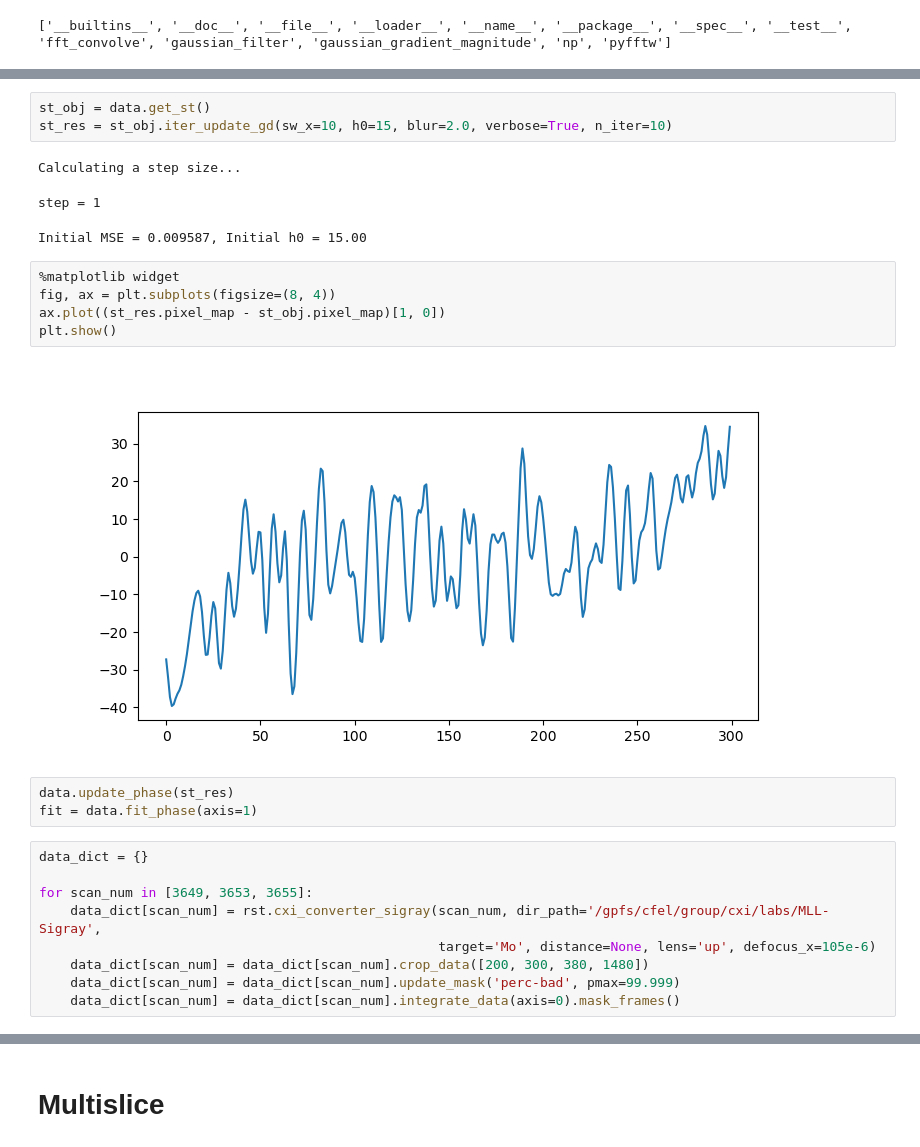
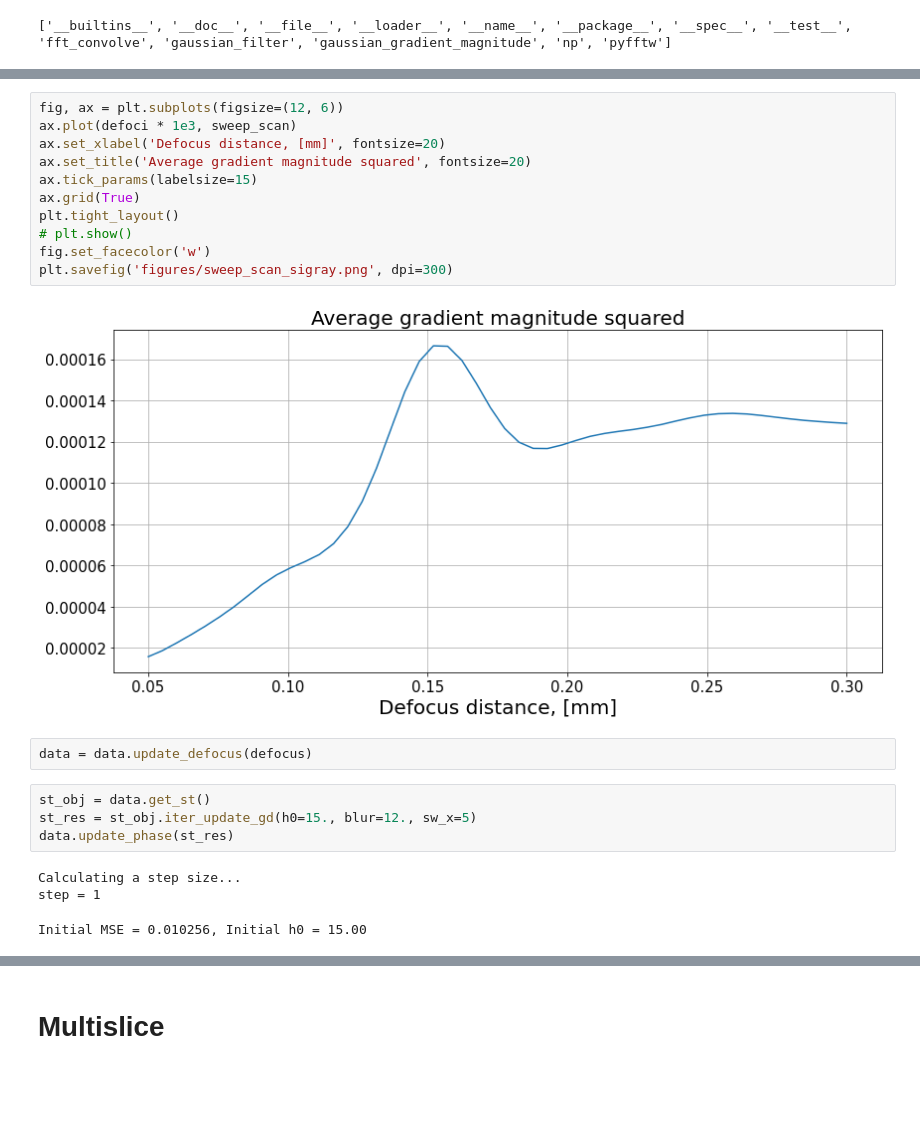
Before and after one commit to simply-nicky/pyrost, a Jupyter notebook: dev.ipynb, the cells around one changed output, grey strips where cells are left out. Drawn from its saved outputs; the diff is of its cells as text; blank space fills up the shorter version.

```diff
--- a/dev.ipynb
+++ b/dev.ipynb
@@ -59,26 +66,23 @@ plt.show()
+# %%
+fig, ax = plt.subplots(figsize=(12, 6))
+ax.plot(defoci * 1e3, sweep_scan)
+ax.set_xlabel('Defocus distance, [mm]', fontsize=20)
+ax.set_title('Average gradient magnitude squared', fontsize=20)
+ax.tick_params(labelsize=15)
+ax.grid(True)
+plt.tight_layout()
+# plt.show()
+fig.set_facecolor('w')
+plt.savefig('figures/sweep_scan_sigray.png', dpi=300)
+# %% [output]
+[figure, added]
+# %%
+data = data.update_defocus(defocus)
 # %%
 st_obj = data.get_st()
-st_res = st_obj.iter_update_gd(sw_x=10, h0=15, blur=2.0, verbose=True, n_iter=10)
+st_res = st_obj.iter_update_gd(h0=15., blur=12., sw_x=5)
+data.update_phase(st_res)
 # %% [output]
 Calculating a step size...
+step = 1
-step = 1
+Initial MSE = 0.010256, Initial h0 = 15.00
-Initial MSE = 0.009587, Initial h0 = 15.00
-# %%
-%matplotlib widget
-fig, ax = plt.subplots(figsize=(8, 4))
-ax.plot((st_res.pixel_map - st_obj.pixel_map)[1, 0])
-plt.show()
-# %% [output]
-[figure, removed]
-# %%
-data.update_phase(st_res)
-fit = data.fit_phase(axis=1)
-# %%
-data_dict = {}
-
-for scan_num in [3649, 3653, 3655]:
-    data_dict[scan_num] = rst.cxi_converter_sigray(scan_num, dir_path='/gpfs/cfel/group/cxi/labs/MLL-Sigray',
-                                                   target='Mo', distance=None, lens='up', defocus_x=105e-6)
-    data_dict[scan_num] = data_dict[scan_num].crop_data([200, 300, 380, 1480])
-    data_dict[scan_num] = data_dict[scan_num].update_mask('perc-bad', pmax=99.999)
-    data_dict[scan_num] = data_dict[scan_num].integrate_data(axis=0).mask_frames()
```
Also changed, not shown: parts of 27 cells of this notebook, 18 other files.
